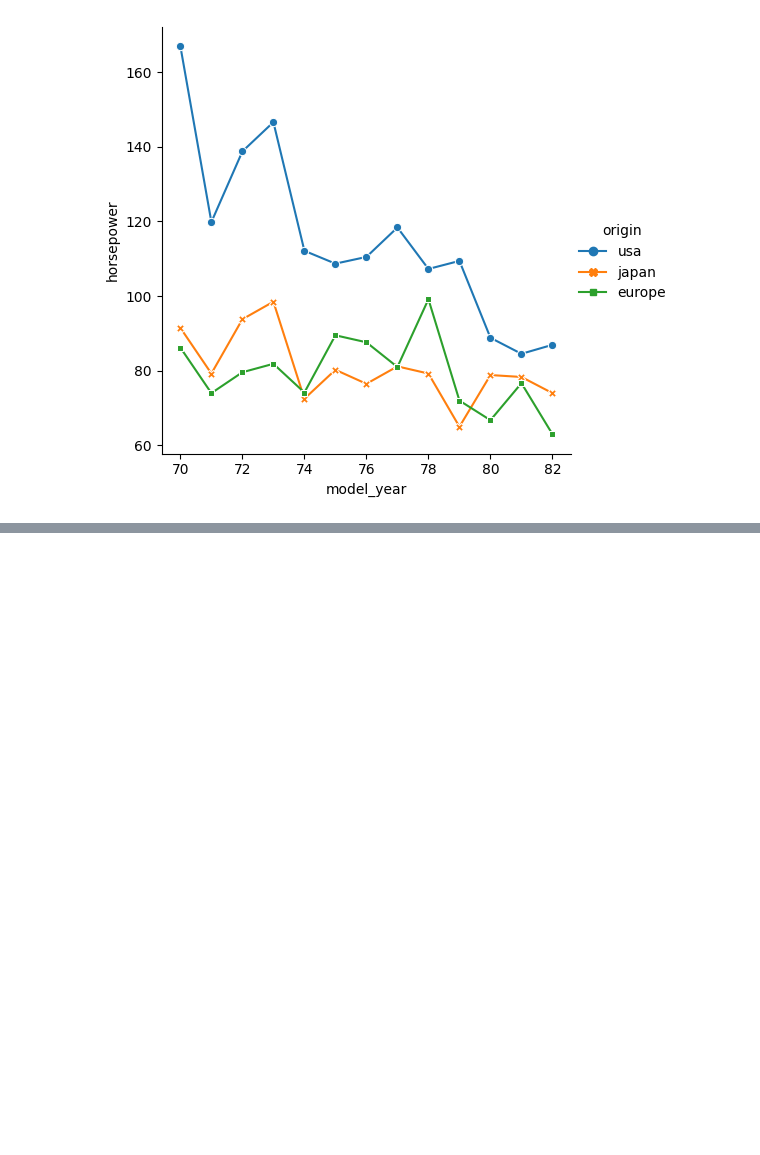
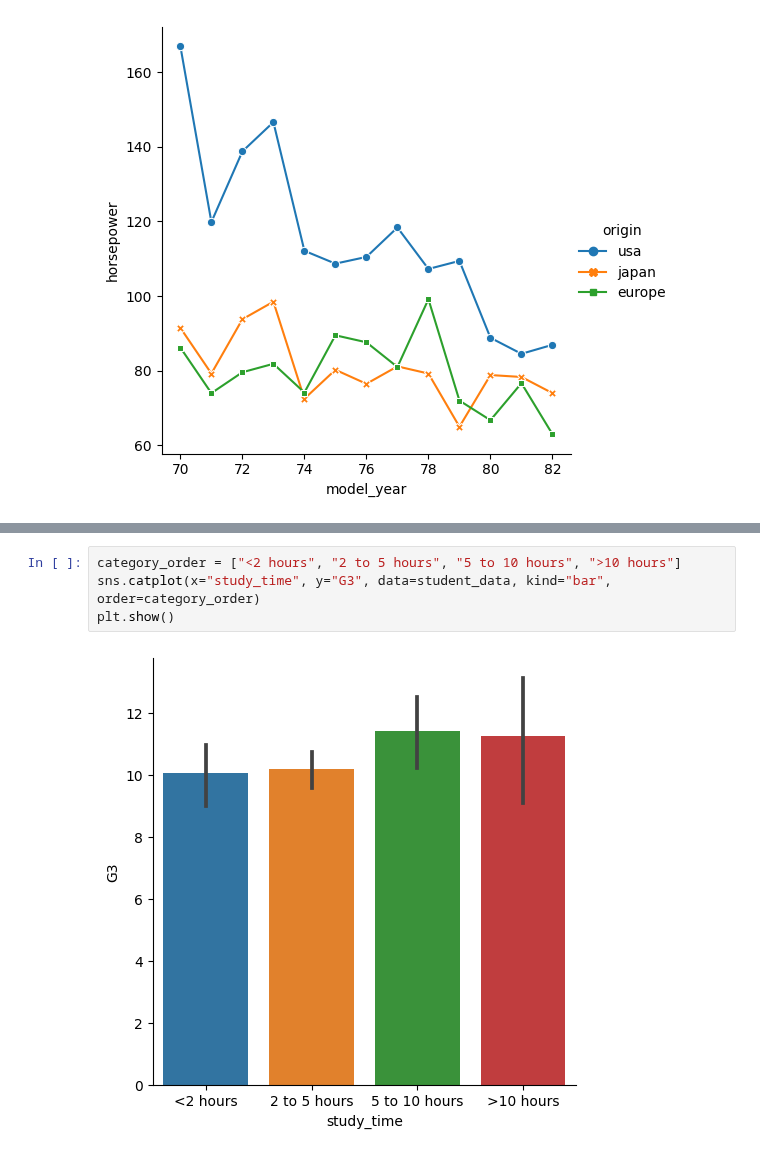
Before and after one commit to SyedaAnoosha/Data-Science-with-Python, a Jupyter notebook: Data Visualization Python/Seaborn/notebook1.ipynb, the cells around one changed output, grey strips where cells are left out. Drawn from its saved outputs; the diff is of its cells as text; blank space fills up the shorter version.

```diff
--- a/Data Visualization Python/Seaborn/notebook1.ipynb
+++ b/Data Visualization Python/Seaborn/notebook1.ipynb
@@ -82,0 +105,6 @@ plt.show()
+# %%
+category_order = ["<2 hours", "2 to 5 hours", "5 to 10 hours", ">10 hours"]
+sns.catplot(x="study_time", y="G3", data=student_data, kind="bar", order=category_order)
+plt.show()
+# %% [output]
+[figure, added]
```
Also changed, not shown: parts of 4 cells of this notebook.
